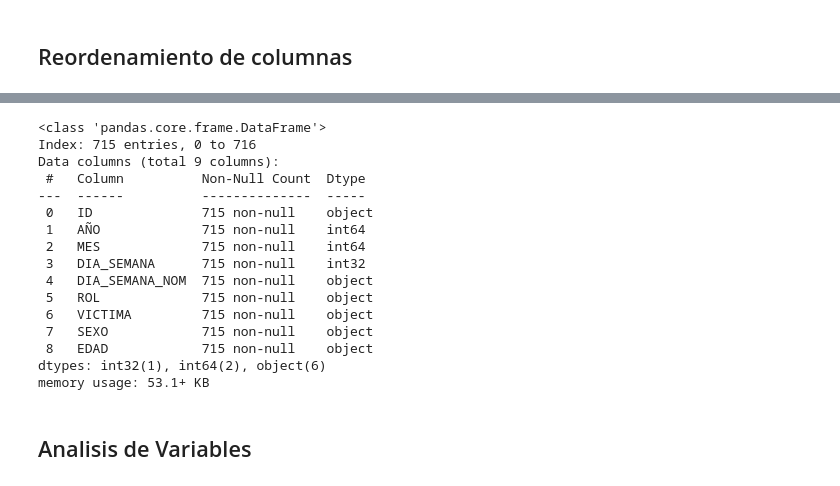
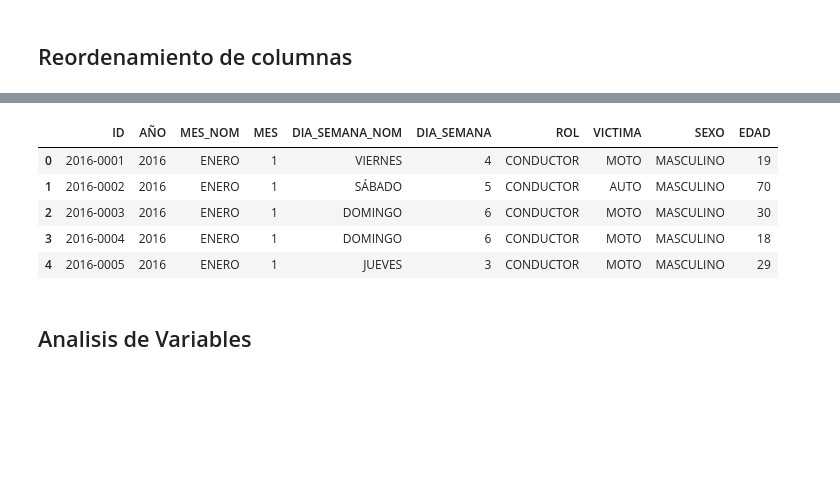
Before and after one commit to carocardenas0699/PI02---Data-Analysis, a Jupyter notebook: ETL_EDA_victimas.ipynb, the cells around one changed output, grey strips where cells are left out. Saved outputs shown, nothing was run; the diff lists cells and outputs as text; code cells hidden in the pictures; blank space fills up the shorter version.

```diff
--- a/ETL_EDA_victimas.ipynb
+++ b/ETL_EDA_victimas.ipynb
@@ -121,19 +190,0 @@ Al finalizar la limpieza y normalización del DataFrame se tienen 4 tipos de dat
-# %%
-victimas.info()
-# %% [output]
-<class 'pandas.core.frame.DataFrame'>
-Index: 715 entries, 0 to 716
-Data columns (total 9 columns):
- #   Column          Non-Null Count  Dtype
----  ------          --------------  -----
- 0   ID              715 non-null    object
- 1   AÑO             715 non-null    int64
- 2   MES             715 non-null    int64
- 3   DIA_SEMANA      715 non-null    int32
- 4   DIA_SEMANA_NOM  715 non-null    object
- 5   ROL             715 non-null    object
- 6   VICTIMA         715 non-null    object
- 7   SEXO            715 non-null    object
- 8   EDAD            715 non-null    object
-dtypes: int32(1), int64(2), object(6)
-memory usage: 53.1+ KB
@@ -140,3 +193,12 @@ memory usage: 53.1+ KB
+# %%
+victimas_vis.head()
+# %% [output]
+|  | ID | AÑO | MES_NOM | MES | DIA_SEMANA_NOM | DIA_SEMANA | ROL | VICTIMA | SEXO | EDAD |
+| 0 | 2016-0001 | 2016 | ENERO | 1 | VIERNES | 4 | CONDUCTOR | MOTO | MASCULINO | 19 |
+| 1 | 2016-0002 | 2016 | ENERO | 1 | SÁBADO | 5 | CONDUCTOR | AUTO | MASCULINO | 70 |
+| 2 | 2016-0003 | 2016 | ENERO | 1 | DOMINGO | 6 | CONDUCTOR | MOTO | MASCULINO | 30 |
+| 3 | 2016-0004 | 2016 | ENERO | 1 | DOMINGO | 6 | CONDUCTOR | MOTO | MASCULINO | 18 |
+| 4 | 2016-0005 | 2016 | ENERO | 1 | JUEVES | 3 | CONDUCTOR | MOTO | MASCULINO | 29 |
 # %% [markdown]
 ## Analisis de Variables
 # %% [markdown]
```
Also changed, not shown: parts of 40 cells of this notebook, 9 other files.
